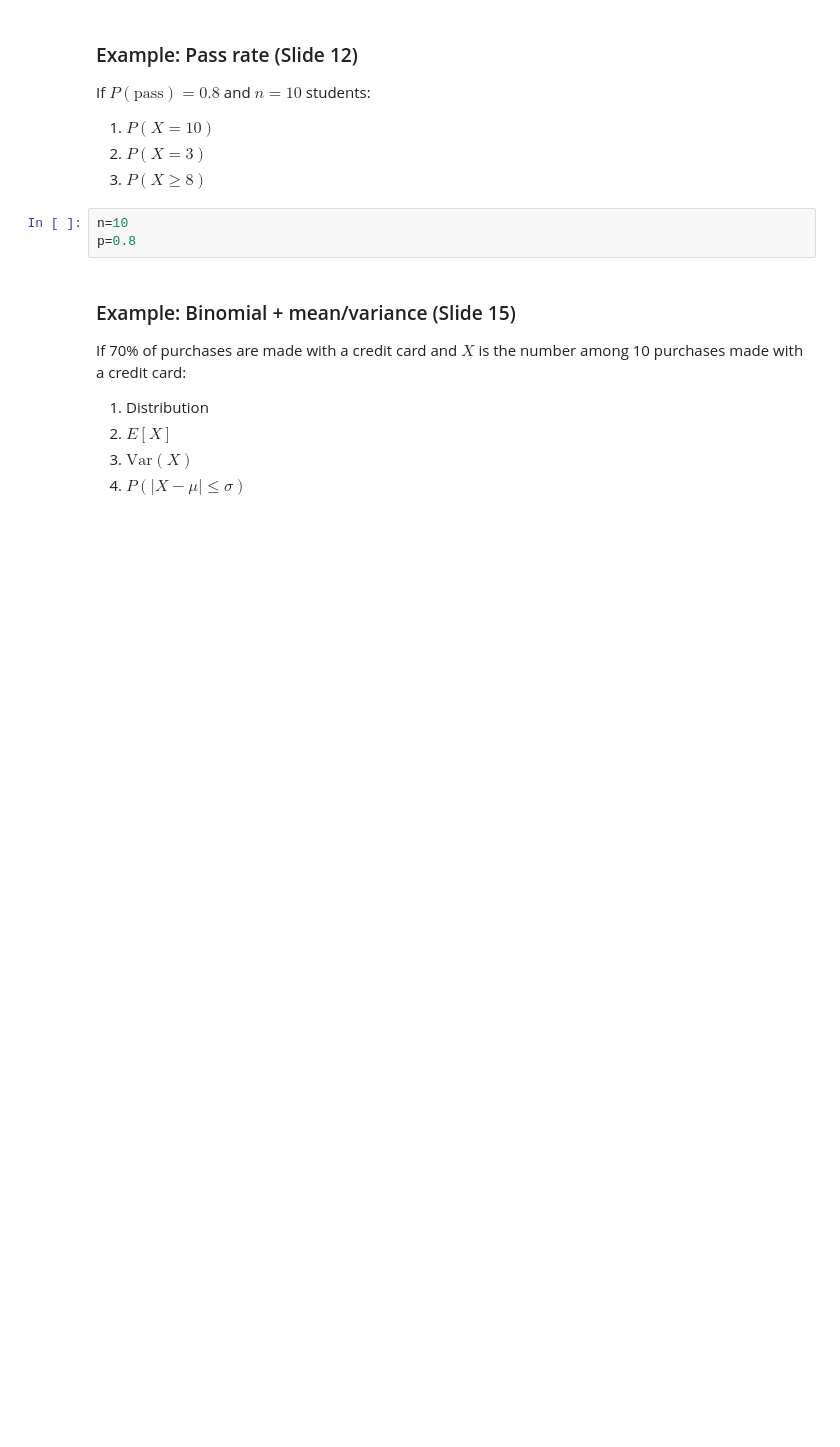
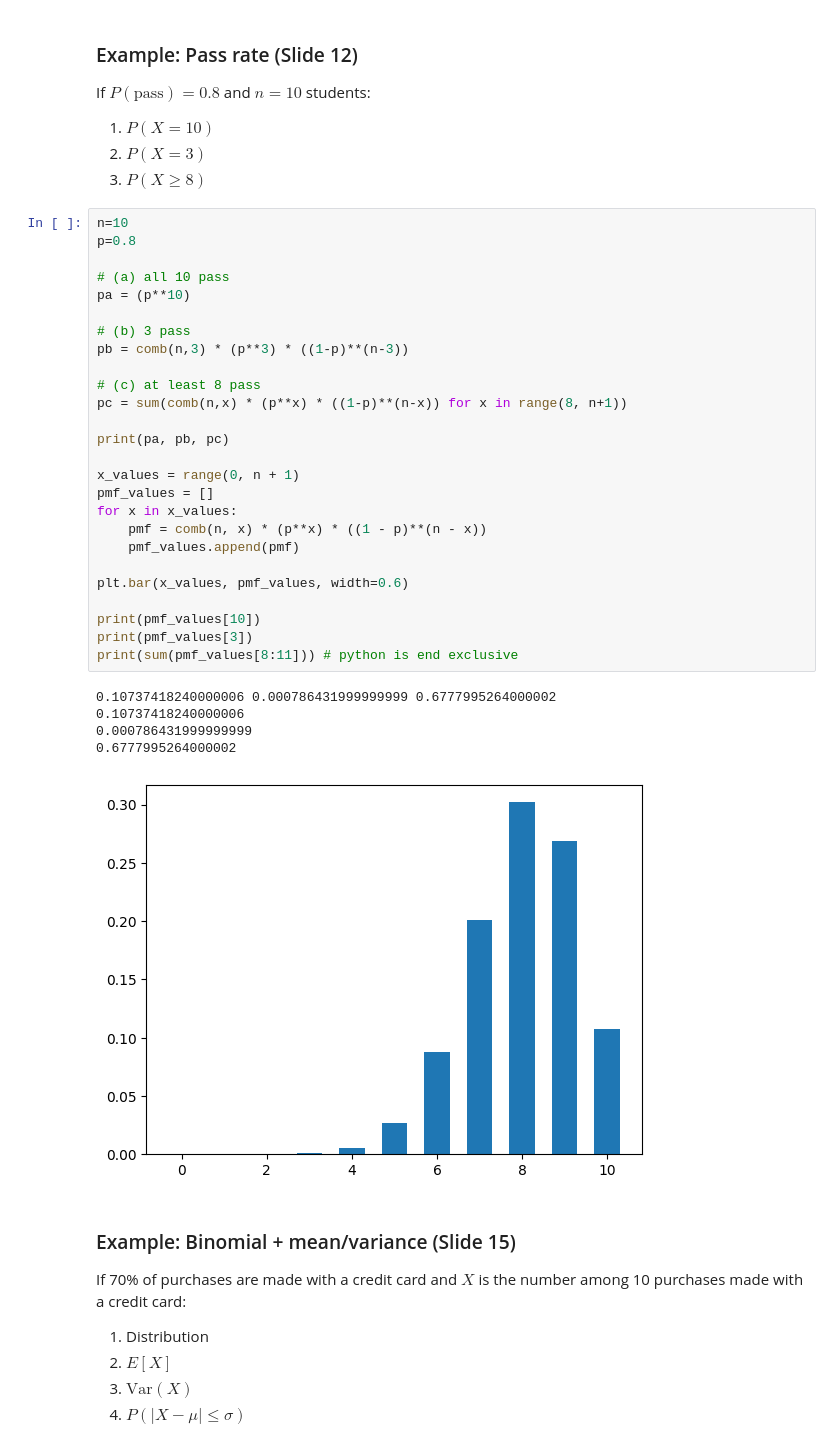
Before and after one commit to pleu/26s-engr0021, a Jupyter notebook: 2-class/Ch05.ipynb, the cells around one changed output. Cells and saved outputs as stored; diff of their text form; blank space fills up the shorter version.

```diff
--- a/2-class/Ch05.ipynb
+++ b/2-class/Ch05.ipynb
@@ -18,6 +35,35 @@ If $P(\text{pass})=0.8$ and $n=10$ students:
 # %%
 n=10
 p=0.8
+
+# (a) all 10 pass
+pa = (p**10)
+
+# (b) 3 pass
+pb = comb(n,3) * (p**3) * ((1-p)**(n-3))
+
+# (c) at least 8 pass
+pc = sum(comb(n,x) * (p**x) * ((1-p)**(n-x)) for x in range(8, n+1))
+
+print(pa, pb, pc)
+
+x_values = range(0, n + 1)
+pmf_values = []
+for x in x_values:
+    pmf = comb(n, x) * (p**x) * ((1 - p)**(n - x))
+    pmf_values.append(pmf)
+
+plt.bar(x_values, pmf_values, width=0.6)
+
+print(pmf_values[10])
+print(pmf_values[3])
+print(sum(pmf_values[8:11])) # python is end exclusive
+# %% [output]
+0.10737418240000006 0.000786431999999999 0.6777995264000002
+0.10737418240000006
+0.000786431999999999
+0.6777995264000002
+[figure, added]
 # %% [markdown]
 ### Example: Binomial + mean/variance (Slide 15)
 If 70% of purchases are made with a credit card and $X$ is the number among 10 purchases made with a credit card:
```
Also changed, not shown: parts of 9 cells of this notebook, 2 other files.
